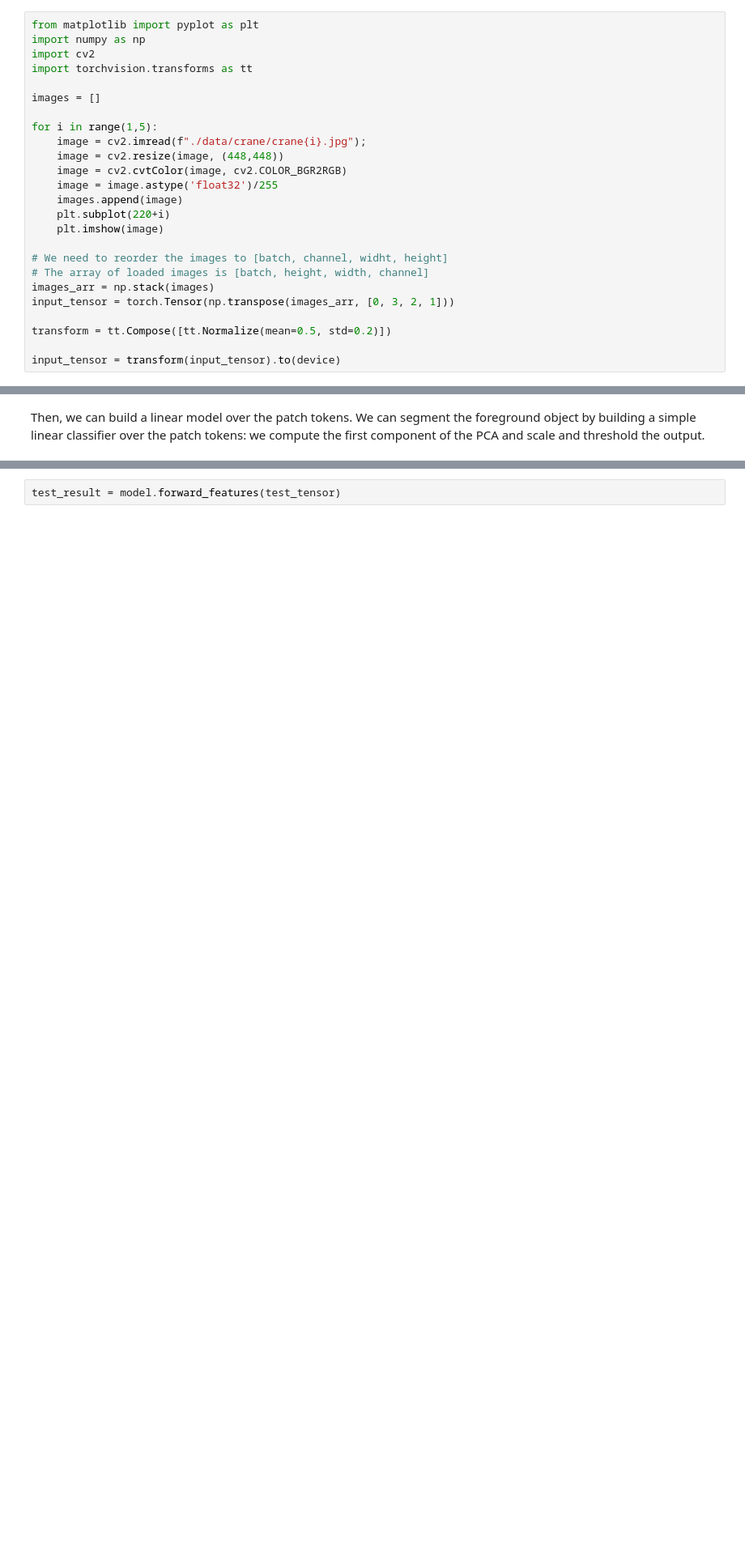
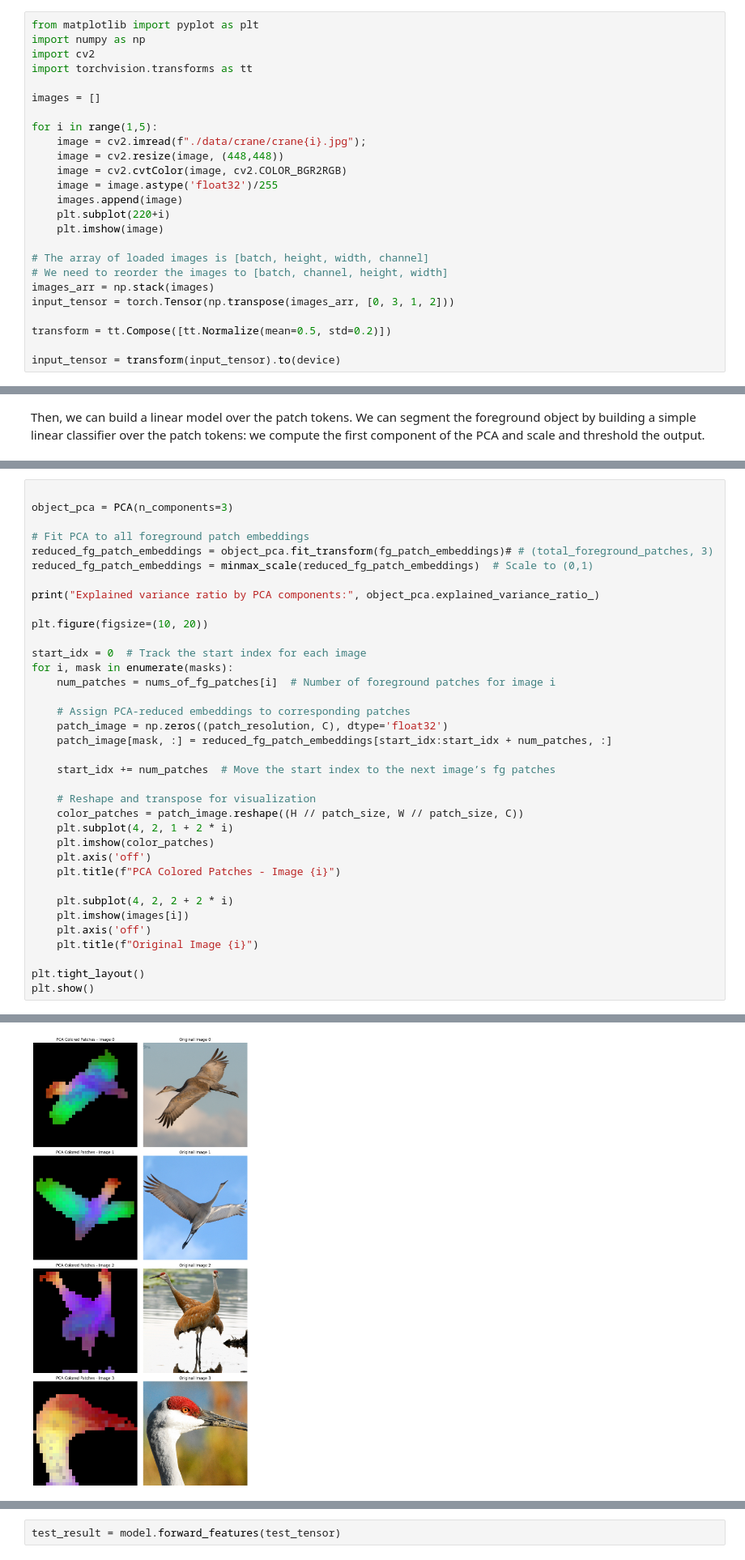
Before and after one commit to LYK-love/dinov2, a Jupyter notebook: notebooks/fg_segmantation.ipynb, the cells around one changed output, grey strips where cells are left out. Shown at 81% size. Drawn from its saved outputs; the diff is of its cells as text; blank space fills up the shorter version.

```diff
--- a/notebooks/fg_segmantation.ipynb
+++ b/notebooks/fg_segmantation.ipynb
@@ -93,10 +89,10 @@ for i in range(1,5):
     plt.subplot(220+i)
     plt.imshow(image)
 
-# We need to reorder the images to [batch, channel, widht, height]
 # The array of loaded images is [batch, height, width, channel]
+# We need to reorder the images to [batch, channel, height, width]
 images_arr = np.stack(images)
-input_tensor = torch.Tensor(np.transpose(images_arr, [0, 3, 2, 1]))
+input_tensor = torch.Tensor(np.transpose(images_arr, [0, 3, 1, 2]))
 
 transform = tt.Compose([tt.Normalize(mean=0.5, std=0.2)])
 
@@ -186,0 +195,37 @@ for i in range(4):
+# %%
+
+object_pca = PCA(n_components=3)
+
+# Fit PCA to all foreground patch embeddings
+reduced_fg_patch_embeddings = object_pca.fit_transform(fg_patch_embeddings)# # (total_foreground_patches, 3)
+reduced_fg_patch_embeddings = minmax_scale(reduced_fg_patch_embeddings)  # Scale to (0,1)
+
+print("Explained variance ratio by PCA components:", object_pca.explained_variance_ratio_)
+
+plt.figure(figsize=(10, 20))
+
+start_idx = 0  # Track the start index for each image
+for i, mask in enumerate(masks):
+    num_patches = nums_of_fg_patches[i]  # Number of foreground patches for image i
+
+    # Assign PCA-reduced embeddings to corresponding patches
+    patch_image = np.zeros((patch_resolution, C), dtype='float32')
+    patch_image[mask, :] = reduced_fg_patch_embeddings[start_idx:start_idx + num_patches, :]
+
+    start_idx += num_patches  # Move the start index to the next image’s fg patches
+
+    # Reshape and transpose for visualization
+    color_patches = patch_image.reshape((H // patch_size, W // patch_size, C))
+    plt.subplot(4, 2, 1 + 2 * i)
+    plt.imshow(color_patches)
+    plt.axis('off')
+    plt.title(f"PCA Colored Patches - Image {i}")
+
+    plt.subplot(4, 2, 2 + 2 * i)
+    plt.imshow(images[i])
+    plt.axis('off')
+    plt.title(f"Original Image {i}")
+
+plt.tight_layout()
+plt.show()
+# %% [output]
@@ -187,3 +234,4 @@ for i in range(4):
+[figure, added]
 # %% [markdown]
 ## Test
 
```
Also changed, not shown: parts of 22 cells of this notebook, 14 other files.
